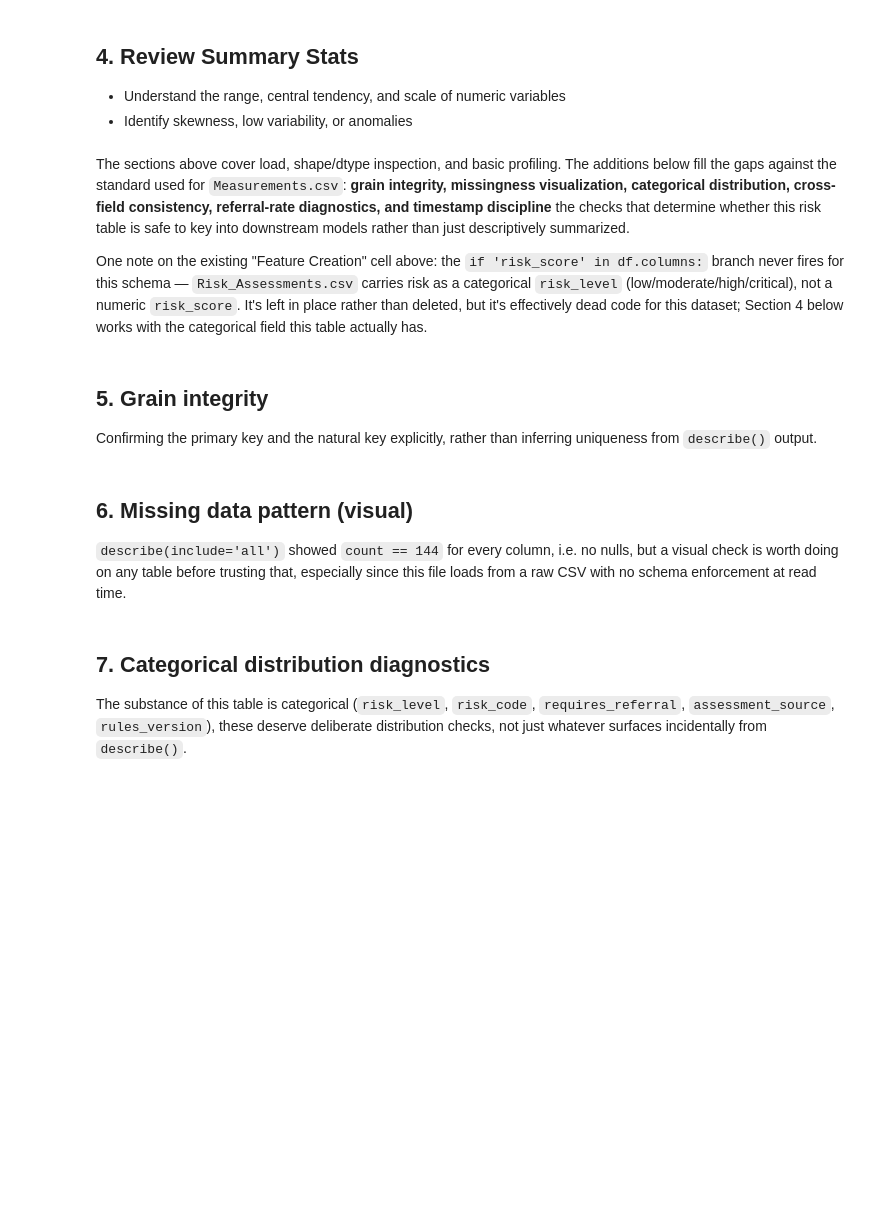
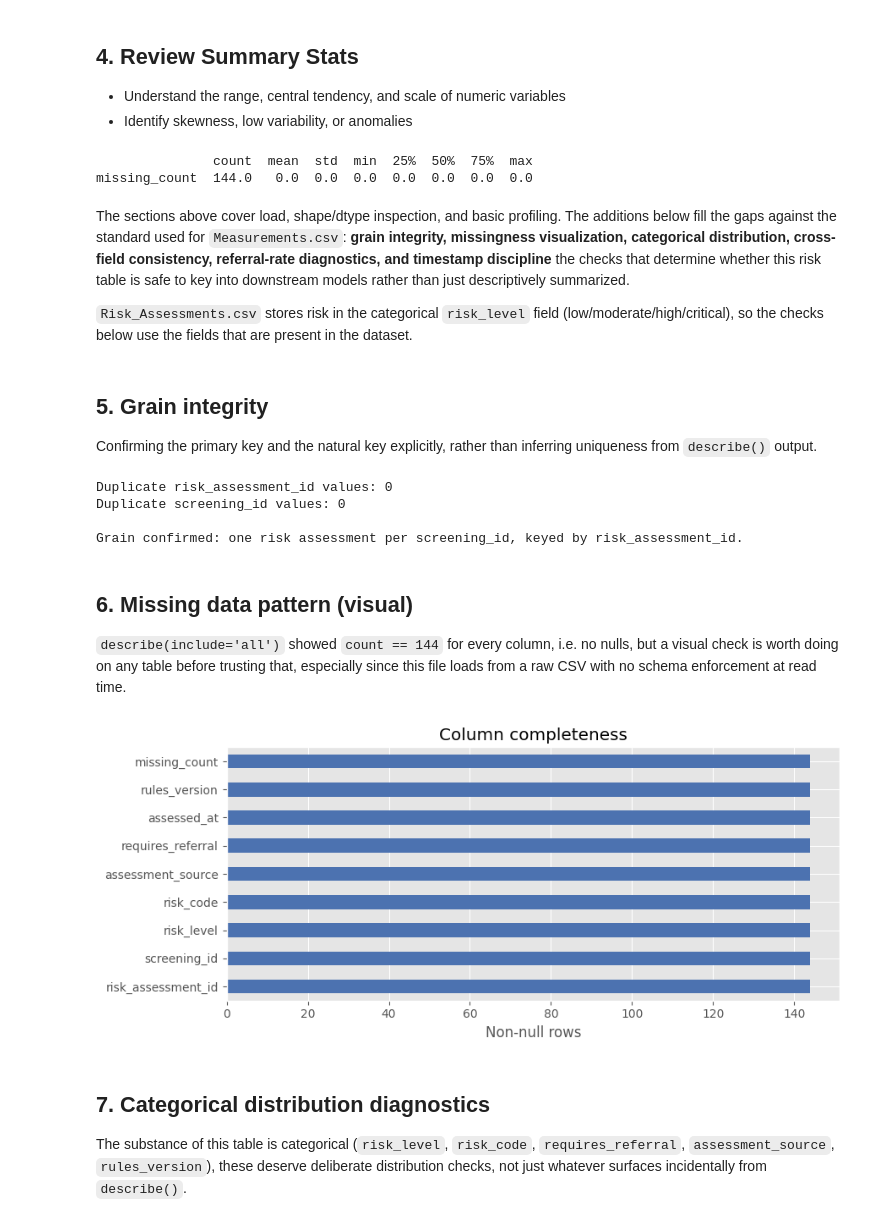
Before and after one commit to vimotechnologies/pulse80, a Jupyter notebook: data-analytics/notebooks/eda/risk-assessments/Risk_Assessment_EDA.ipynb, the cells around one changed output. Saved outputs shown, nothing was run; the diff lists cells and outputs as text; code cells hidden in the pictures; blank space fills up the shorter version.

```diff
--- a/data-analytics/notebooks/eda/risk-assessments/Risk_Assessment_EDA.ipynb
+++ b/data-analytics/notebooks/eda/risk-assessments/Risk_Assessment_EDA.ipynb
@@ -10,7 +11,15 @@ plt.style.use('ggplot')
 pd.set_option('display.max_columns', None)
 pd.set_option('display.width', 1000)
 # %%
-# Loaded the source CSV into a pandas DataFrame.
-# This file is the primary dataset for the EDA workflow.
-# Setting display options helps inspect the full schema and many columns in one view.
-df = pd.read_csv('Risk_Assessments.csv')
+data_path = next((path for root in [Path.cwd(), *Path.cwd().parents]
+                  for path in [root / 'data-analytics/data/raw/Risk_Assessments.csv',
+                               root / 'data/raw/Risk_Assessments.csv']
+                  if path.exists()), None)
+if data_path is None:
+    raise FileNotFoundError('Place Risk_Assessments.csv in data-analytics/data/raw/')
+
+data_dir = data_path.parent
+df = pd.read_csv(data_dir / 'Risk_Assessments.csv')
+measurements = pd.read_csv(data_dir / 'Measurements.csv')
+print(f"Risk Assessments shape: {df.shape}")
+print(f"Measurements shape: {measurements.shape}")
@@ -51,18 +105,7 @@ df.columns = [str(col).strip().lower().replace(' ', '_').replace('-', '_') for c
 drop_cols = [col for col in df.columns if 'unnamed' in col.lower() or col.lower() in {'notes', 'remarks'}]
 df = df.drop(columns=drop_cols)
 
-# Adding a new column to the DataFrame that counts the number of missing values in each row, which can help identify rows with incomplete data and inform decisions about data cleaning or imputation.
+# Count missing values in each row.
 df['missing_count'] = df.isnull().sum(axis=1)
-
-if 'risk_score' in df.columns:
-    # Creating a new column that categorizes the risk score into 'Low', 'Medium', and 'High' based on predefined thresholds.
-    # This categorization can help in segmenting the data for further analysis or visualization.
-    df['risk_category'] = pd.cut(df['risk_score'],
-                                 bins=[-np.inf, 25, 50, 75, np.inf],
-                                 labels=['Low', 'Moderate', 'High', 'Very High'],
-                                 right=True
-                                )
-
-
 print(f'Cleaned shape: {df.shape}')
 display(df.head())
@@ -72,11 +123,14 @@ display(df.head())
 - Identify skewness, low variability, or anomalies
 # %%
 # Identifying numeric columns in the DataFrame to generate descriptive statistics specifically for those columns, which can provide insights into the distribution and central tendency of the numerical data.
-numeric_cols = df.select_dtypes(include=[np.number]).columns.tolist()
+numeric_cols = df.select_dtypes(include='number').columns.tolist()
 if numeric_cols:
     display(df[numeric_cols].describe().T)
 else:
     print("No numeric columns found in the DataFrame.")
+# %% [output]
+               count  mean  std  min  25%  50%  75%  max
+missing_count  144.0   0.0  0.0  0.0  0.0  0.0  0.0  0.0
 # %% [markdown]
 
 
@@ -86,11 +140,8 @@ categorical distribution, cross-field consistency, referral-rate diagnostics, an
 the checks that determine whether this risk table is safe to key into downstream models rather than just
 descriptively summarized.
 
-One note on the existing "Feature Creation" cell above: the `if 'risk_score' in df.columns:` branch never
-fires for this schema — `Risk_Assessments.csv` carries risk as a categorical `risk_level`
-(low/moderate/high/critical), not a numeric `risk_score`. It's left in place rather than deleted, but it's
-effectively dead code for this dataset; Section 4 below works with the categorical field this table
-actually has.
+`Risk_Assessments.csv` stores risk in the categorical `risk_level` field
+(low/moderate/high/critical), so the checks below use the fields that are present in the dataset.
 # %% [markdown]
 ## 5. Grain integrity
 
@@ -110,6 +161,11 @@ if dupe_pk == 0 and dupe_screening == 0:
     print("\nGrain confirmed: one risk assessment per screening_id, keyed by risk_assessment_id.")
 else:
     print("\nGrain violation found — investigate before this table is joined downstream.")
+# %% [output]
+Duplicate risk_assessment_id values: 0
+Duplicate screening_id values: 0
+
+Grain confirmed: one risk assessment per screening_id, keyed by risk_assessment_id.
 # %% [markdown]
 ## 6. Missing data pattern (visual)
 
@@ -117,13 +173,14 @@ else:
 worth doing on any table before trusting that, especially since this file loads from a raw CSV with no
 schema enforcement at read time.
 # %%
-import missingno as msno
-
 fig, ax = plt.subplots(figsize=(9, 4))
-msno.bar(df, ax=ax, color='#4C72B0')
+df.notna().sum().sort_values().plot(kind='barh', ax=ax, color='#4C72B0')
+ax.set_xlabel('Non-null rows')
 plt.title('Column completeness')
 plt.tight_layout()
 plt.show()
+# %% [output]
+[figure, added]
 # %% [markdown]
 ## 7. Categorical distribution diagnostics
 
```
Also changed, not shown: parts of 15 cells of this notebook, 3 other files.
